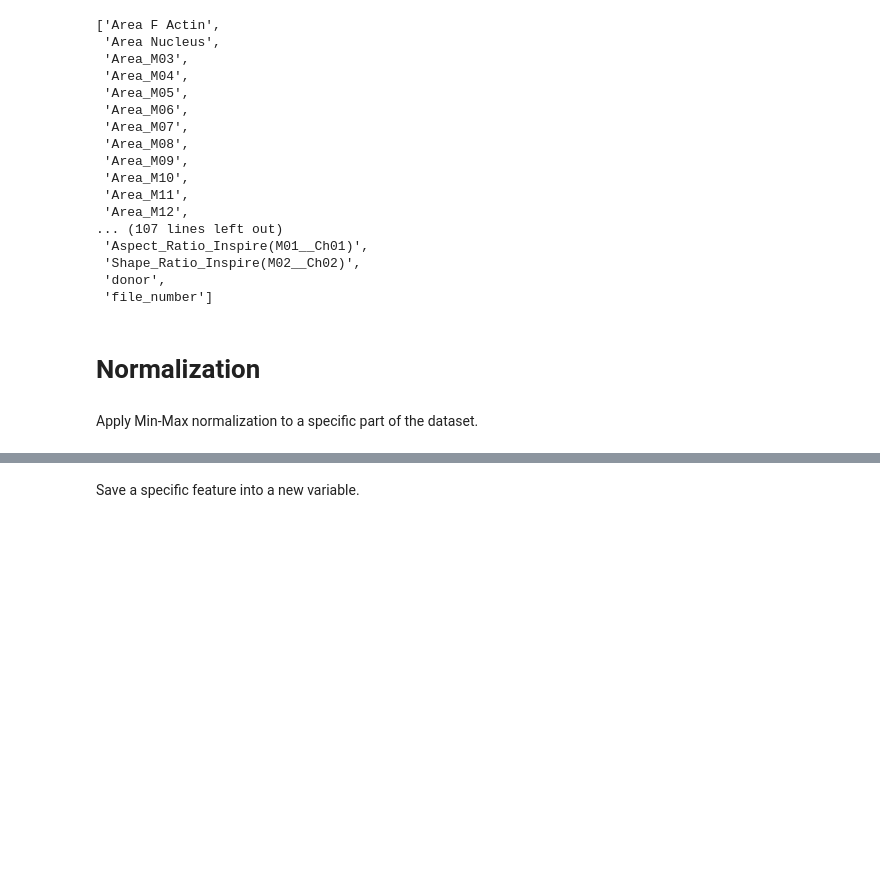
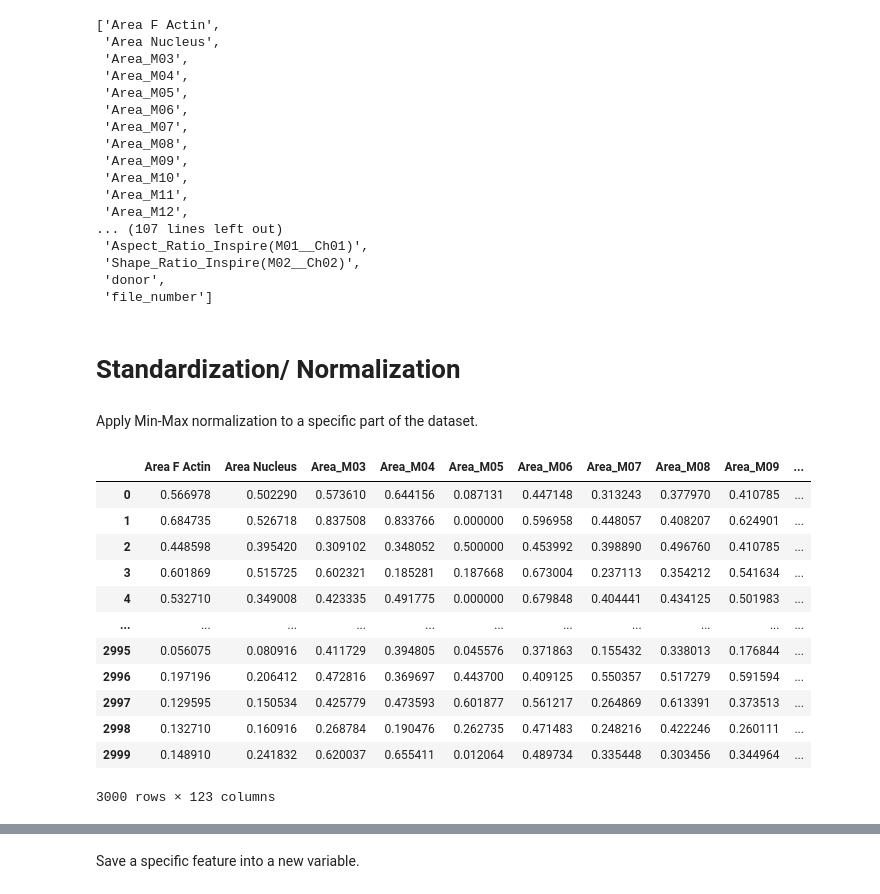
Before and after one commit to Wguido/MorphoMapping, a Jupyter notebook: _resources/example/MorphoMapping.ipynb, the cells around one changed output, grey strips where cells are left out. Cells and saved outputs as stored; diff of their text form; code cells hidden in the pictures; blank space fills up the shorter version.

```diff
--- a/_resources/example/MorphoMapping.ipynb
+++ b/_resources/example/MorphoMapping.ipynb
@@ -366,8 +387,23 @@ mm_object1.get_features()
  'donor',
  'file_number']
 # %% [markdown]
-# Normalization
+# Standardization/ Normalization
 # %% [markdown]
 Apply Min-Max normalization to a specific part of the dataset.
 # %%
 mm_object1.minmax_norm('Area F Actin','Shape_Ratio_Inspire(M02__Ch02)')
+mm_object1.get_df()
+# %% [output]
+|  | Area F Actin | Area Nucleus | Area_M03 | Area_M04 | Area_M05 | Area_M06 | Area_M07 | Area_M08 | Area_M09 | ... |
+| 0 | 0.566978 | 0.502290 | 0.573610 | 0.644156 | 0.087131 | 0.447148 | 0.313243 | 0.377970 | 0.410785 | ... |
+| 1 | 0.684735 | 0.526718 | 0.837508 | 0.833766 | 0.000000 | 0.596958 | 0.448057 | 0.408207 | 0.624901 | ... |
+| 2 | 0.448598 | 0.395420 | 0.309102 | 0.348052 | 0.500000 | 0.453992 | 0.398890 | 0.496760 | 0.410785 | ... |
+| 3 | 0.601869 | 0.515725 | 0.602321 | 0.185281 | 0.187668 | 0.673004 | 0.237113 | 0.354212 | 0.541634 | ... |
+| 4 | 0.532710 | 0.349008 | 0.423335 | 0.491775 | 0.000000 | 0.679848 | 0.404441 | 0.434125 | 0.501983 | ... |
+| ... | ... | ... | ... | ... | ... | ... | ... | ... | ... | ... |
+| 2995 | 0.056075 | 0.080916 | 0.411729 | 0.394805 | 0.045576 | 0.371863 | 0.155432 | 0.338013 | 0.176844 | ... |
+| 2996 | 0.197196 | 0.206412 | 0.472816 | 0.369697 | 0.443700 | 0.409125 | 0.550357 | 0.517279 | 0.591594 | ... |
+| 2997 | 0.129595 | 0.150534 | 0.425779 | 0.473593 | 0.601877 | 0.561217 | 0.264869 | 0.613391 | 0.373513 | ... |
+| 2998 | 0.132710 | 0.160916 | 0.268784 | 0.190476 | 0.262735 | 0.471483 | 0.248216 | 0.422246 | 0.260111 | ... |
+| 2999 | 0.148910 | 0.241832 | 0.620037 | 0.655411 | 0.012064 | 0.489734 | 0.335448 | 0.303456 | 0.344964 | ... |
+3000 rows × 123 columns
```
Also changed, not shown: parts of 28 cells of this notebook, 3 other files.
